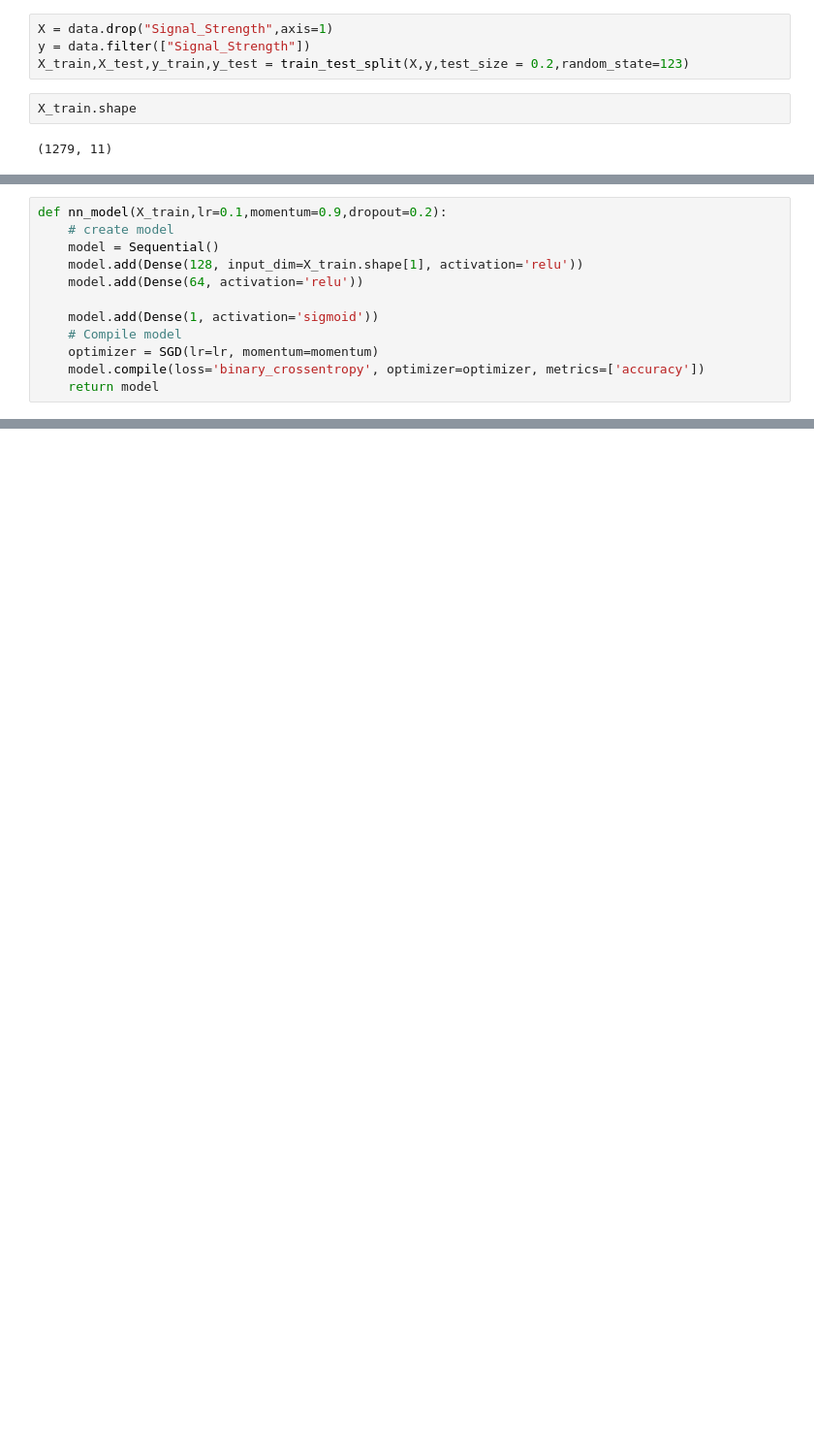
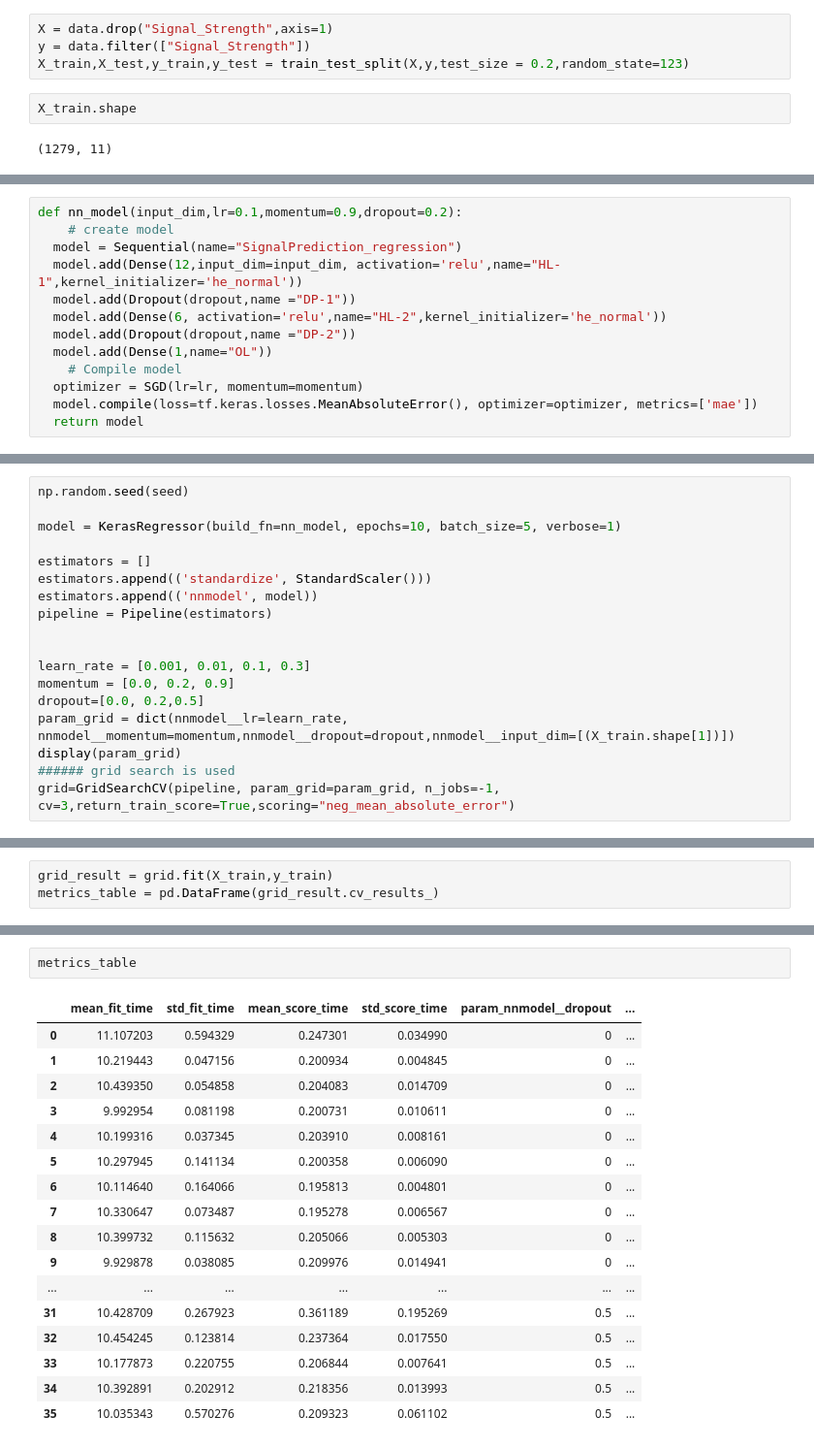
Before and after one commit to baalasangar/MLAI, a Jupyter notebook: 09_DeepLearning/Assignment/part1_nn.ipynb, the cells around one changed output, grey strips where cells are left out. Shown: that part at 97% size. Cells and saved outputs as stored; diff of their text form; blank space fills up the shorter version.

```diff
--- a/09_DeepLearning/Assignment/part1_nn.ipynb
+++ b/09_DeepLearning/Assignment/part1_nn.ipynb
@@ -170,13 +178,14 @@ X_train.shape
 # %%
-def nn_model(X_train,lr=0.1,momentum=0.9,dropout=0.2):
+def nn_model(input_dim,lr=0.1,momentum=0.9,dropout=0.2):
 	# create model
-	model = Sequential()
-	model.add(Dense(128, input_dim=X_train.shape[1], activation='relu'))
- 	model.add(Dense(64, activation='relu'))
-
-	model.add(Dense(1, activation='sigmoid'))
+  model = Sequential(name="SignalPrediction_regression")
+  model.add(Dense(12,input_dim=input_dim, activation='relu',name="HL-1",kernel_initializer='he_normal'))
+  model.add(Dropout(dropout,name ="DP-1"))
+  model.add(Dense(6, activation='relu',name="HL-2",kernel_initializer='he_normal'))
+  model.add(Dropout(dropout,name ="DP-2"))
+  model.add(Dense(1,name="OL"))
 	# Compile model
-	optimizer = SGD(lr=lr, momentum=momentum)
-	model.compile(loss='binary_crossentropy', optimizer=optimizer, metrics=['accuracy'])
-	return model
+  optimizer = SGD(lr=lr, momentum=momentum)
+  model.compile(loss=tf.keras.losses.MeanAbsoluteError(), optimizer=optimizer, metrics=['mae'])
+  return model
 # %%
@@ -196,0 +216,18 @@ _________________________________________________________________
+# %%
+np.random.seed(seed)
+
+model = KerasRegressor(build_fn=nn_model, epochs=10, batch_size=5, verbose=1)
+
+estimators = []
+estimators.append(('standardize', StandardScaler()))
+estimators.append(('nnmodel', model))
+pipeline = Pipeline(estimators)
+
+
+learn_rate = [0.001, 0.01, 0.1, 0.3]
+momentum = [0.0, 0.2, 0.9]
+dropout=[0.0, 0.2,0.5]
+param_grid = dict(nnmodel__lr=learn_rate, nnmodel__momentum=momentum,nnmodel__dropout=dropout,nnmodel__input_dim=[(X_train.shape[1])])
+display(param_grid)
+###### grid search is used
+grid=GridSearchCV(pipeline, param_grid=param_grid, n_jobs=-1, cv=3,return_train_score=True,scoring="neg_mean_absolute_error")
@@ -196,0 +239,3 @@ _________________________________________________________________
+# %%
+grid_result = grid.fit(X_train,y_train)
+metrics_table = pd.DataFrame(grid_result.cv_results_)
@@ -196,0 +288,20 @@ _________________________________________________________________
+# %%
+metrics_table
+# %% [output]
+|  | mean_fit_time | std_fit_time | mean_score_time | std_score_time | param_nnmodel__dropout | ... |
+| 0 | 11.107203 | 0.594329 | 0.247301 | 0.034990 | 0 | ... |
+| 1 | 10.219443 | 0.047156 | 0.200934 | 0.004845 | 0 | ... |
+| 2 | 10.439350 | 0.054858 | 0.204083 | 0.014709 | 0 | ... |
+| 3 | 9.992954 | 0.081198 | 0.200731 | 0.010611 | 0 | ... |
+| 4 | 10.199316 | 0.037345 | 0.203910 | 0.008161 | 0 | ... |
+| 5 | 10.297945 | 0.141134 | 0.200358 | 0.006090 | 0 | ... |
+| 6 | 10.114640 | 0.164066 | 0.195813 | 0.004801 | 0 | ... |
+| 7 | 10.330647 | 0.073487 | 0.195278 | 0.006567 | 0 | ... |
+| 8 | 10.399732 | 0.115632 | 0.205066 | 0.005303 | 0 | ... |
+| 9 | 9.929878 | 0.038085 | 0.209976 | 0.014941 | 0 | ... |
+| ... | ... | ... | ... | ... | ... | ... |
+| 31 | 10.428709 | 0.267923 | 0.361189 | 0.195269 | 0.5 | ... |
+| 32 | 10.454245 | 0.123814 | 0.237364 | 0.017550 | 0.5 | ... |
+| 33 | 10.177873 | 0.220755 | 0.206844 | 0.007641 | 0.5 | ... |
+| 34 | 10.392891 | 0.202912 | 0.218356 | 0.013993 | 0.5 | ... |
+| 35 | 10.035343 | 0.570276 | 0.209323 | 0.061102 | 0.5 | ... |
```
Also changed, not shown: parts of 10 cells of this notebook.
